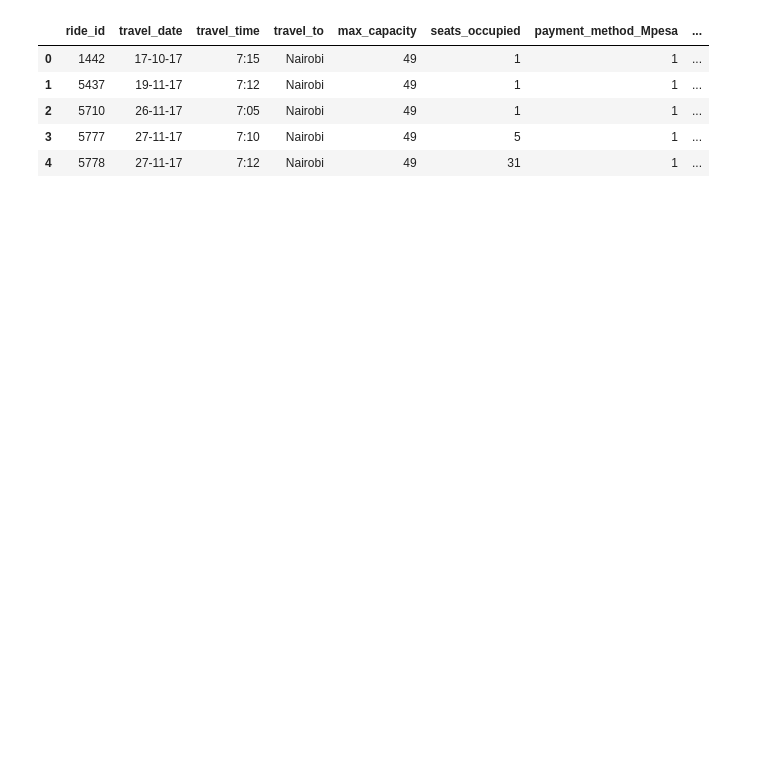
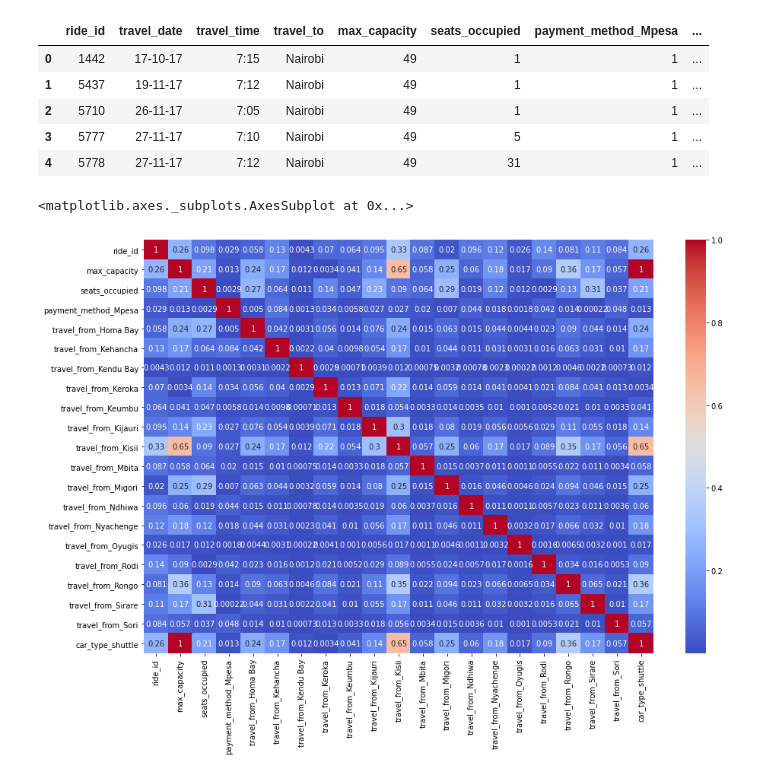
Before and after one commit to shivakumar17/Transport-demand-prediction, a Jupyter notebook: Demand_Prediction_for_Public_Transport_Capstone_Project.ipynb, the cells around one changed output. Drawn from its saved outputs; the diff is of its cells as text; code cells hidden in the pictures; blank space fills up the shorter version.

```diff
--- a/Demand_Prediction_for_Public_Transport_Capstone_Project.ipynb
+++ b/Demand_Prediction_for_Public_Transport_Capstone_Project.ipynb
@@ -232,3 +227,9 @@ df2=pd.get_dummies(df1,columns=['payment_method','travel_from','car_type'],drop_
+# %%
+df2['year']=df['travel_date'].apply(lambda x: x[6:8])
+# %%
+df2['hour']=df2['travel_time'].apply(lambda x: x.split(':')[0])
+# %%
+df2['minutes']=df2['travel_time'].apply(lambda x: x.split(':')[1])
 # %%
 df2.head()
 # %% [output]
@@ -238,6 +239,14 @@ df2.head()
 | 2 | 5710 | 26-11-17 | 7:05 | Nairobi | 49 | 1 | 1 | ... |
 | 3 | 5777 | 27-11-17 | 7:10 | Nairobi | 49 | 5 | 1 | ... |
 | 4 | 5778 | 27-11-17 | 7:12 | Nairobi | 49 | 31 | 1 | ... |
+# %%
+correlarion=df2.corr()
+# %%
+plt.figure(figsize=(15,10))
+sns.heatmap(abs(correlarion),cmap='coolwarm',annot=True)
+# %% [output]
+<matplotlib.axes._subplots.AxesSubplot at 0x...>
+[figure, added]
 # %%
 from sklearn.linear_model import LinearRegression
 from sklearn.model_selection import train_test_split
```
Also changed, not shown: parts of 9 cells of this notebook.
